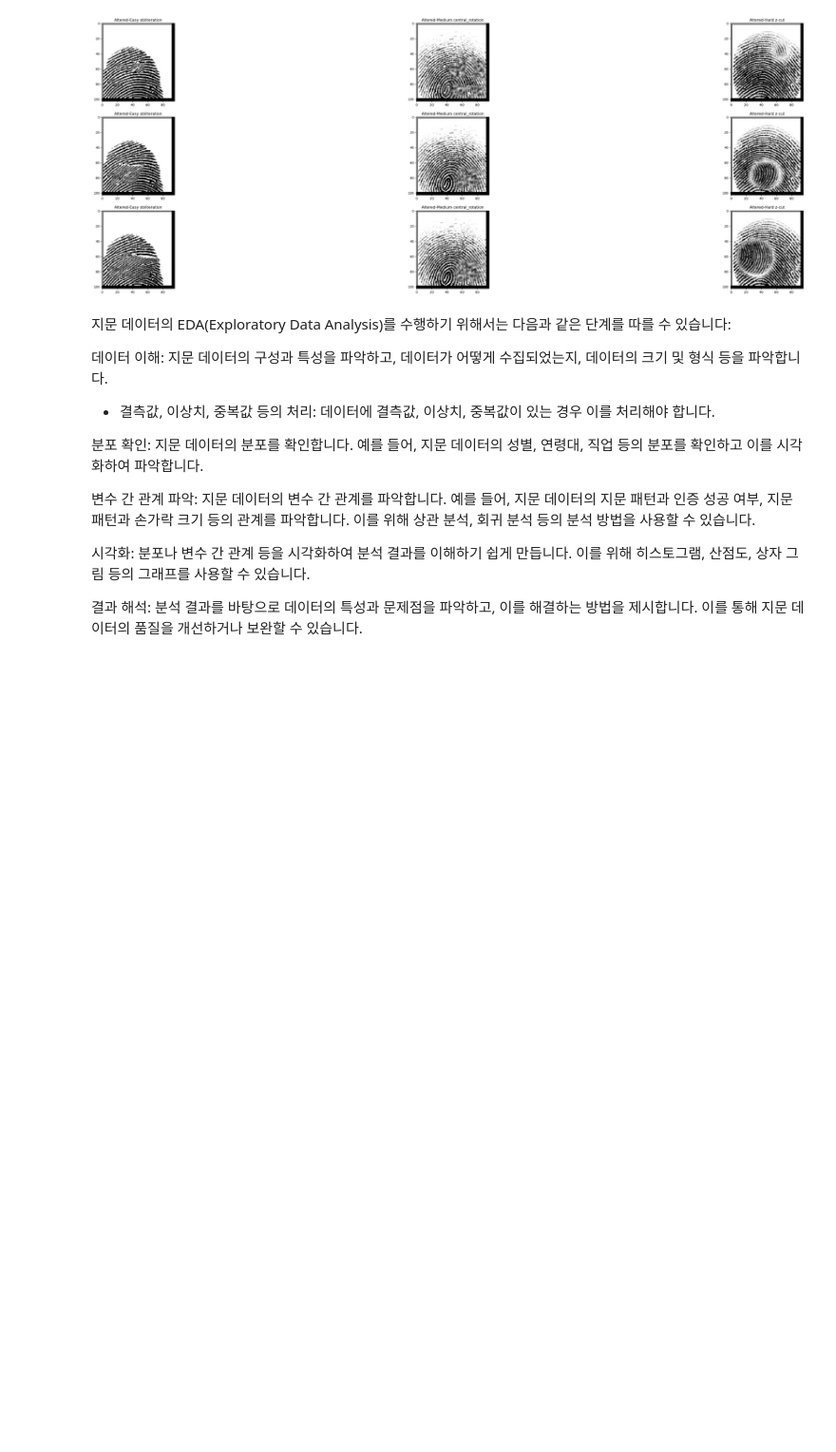
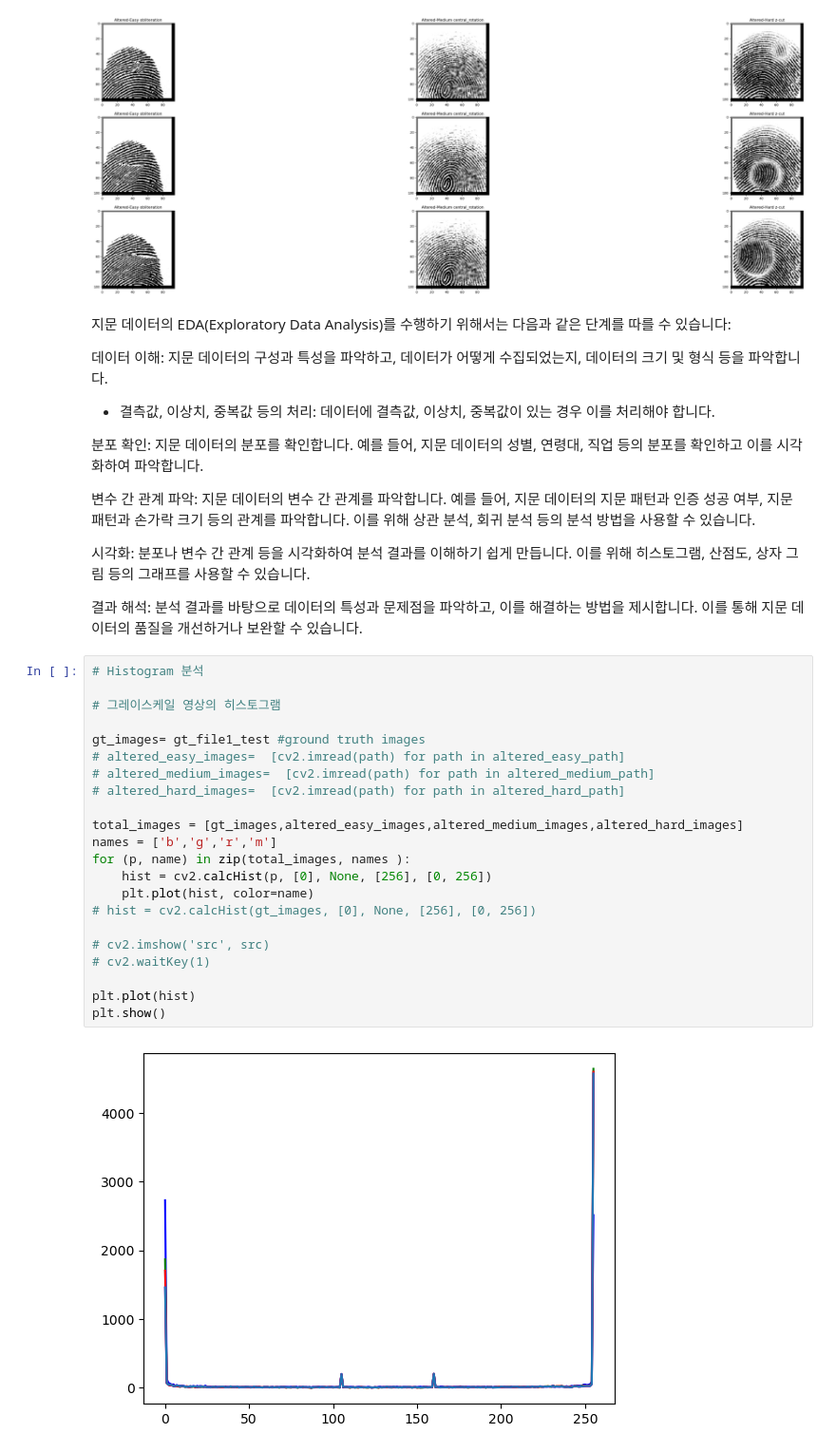
Before and after one commit to HanWoongRyu/study_fingerprint, a Jupyter notebook: DataEDA.ipynb, the cells around one changed output. Shown at 95% size. Saved outputs shown, nothing was run; the diff lists cells and outputs as text; blank space fills up the shorter version.

```diff
--- a/DataEDA.ipynb
+++ b/DataEDA.ipynb
@@ -120,3 +118,27 @@ for i, data in enumerate(zip(altered_easy_images[:3],altered_medium_images[:3],a
 시각화: 분포나 변수 간 관계 등을 시각화하여 분석 결과를 이해하기 쉽게 만듭니다. 이를 위해 히스토그램, 산점도, 상자 그림 등의 그래프를 사용할 수 있습니다.
 
 결과 해석: 분석 결과를 바탕으로 데이터의 특성과 문제점을 파악하고, 이를 해결하는 방법을 제시합니다. 이를 통해 지문 데이터의 품질을 개선하거나 보완할 수 있습니다.
+# %%
+# Histogram 분석
+
+# 그레이스케일 영상의 히스토그램
+
+gt_images= gt_file1_test #ground truth images
+# altered_easy_images=  [cv2.imread(path) for path in altered_easy_path]
+# altered_medium_images=  [cv2.imread(path) for path in altered_medium_path]
+# altered_hard_images=  [cv2.imread(path) for path in altered_hard_path]
+
+total_images = [gt_images,altered_easy_images,altered_medium_images,altered_hard_images]
+names = ['b','g','r','m']
+for (p, name) in zip(total_images, names ):
+    hist = cv2.calcHist(p, [0], None, [256], [0, 256])
+    plt.plot(hist, color=name)
+# hist = cv2.calcHist(gt_images, [0], None, [256], [0, 256])
+
+# cv2.imshow('src', src)
+# cv2.waitKey(1)
+
+plt.plot(hist)
+plt.show()
+# %% [output]
+[figure, added]
```
Also changed, not shown: parts of 2 cells of this notebook, 1 other file.
